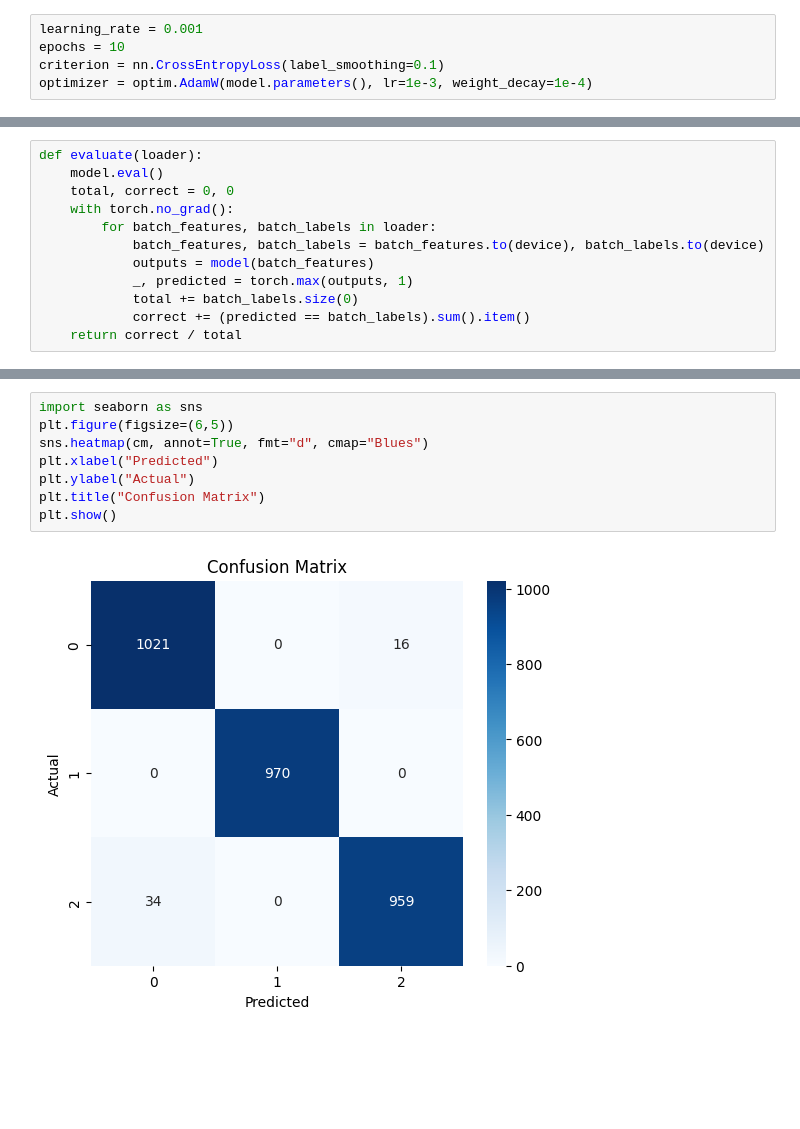
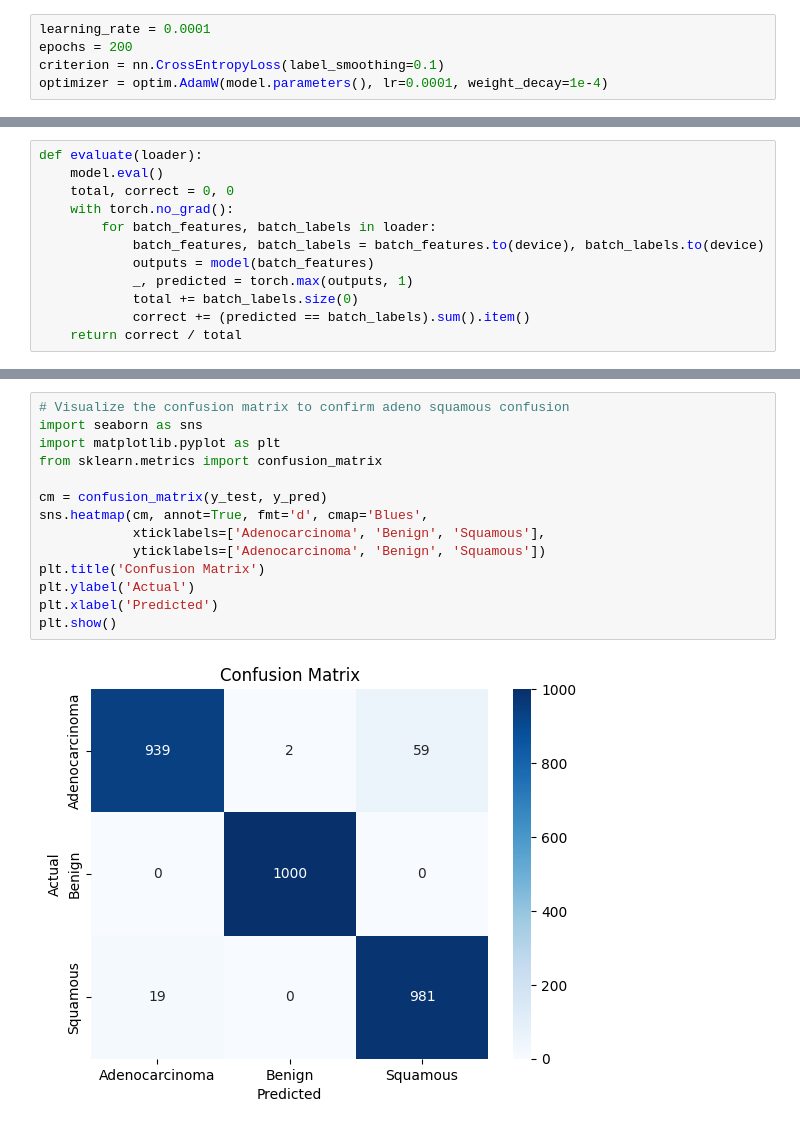
Before and after one commit to sonjoy1s/LungCancer, a Jupyter notebook: LungCancerForPaper.ipynb, the cells around one changed output, grey strips where cells are left out. Saved outputs shown, nothing was run; the diff lists cells and outputs as text; blank space fills up the shorter version.

```diff
--- a/LungCancerForPaper.ipynb
+++ b/LungCancerForPaper.ipynb
@@ -252,8 +316,8 @@ class MyCNNs(nn.Module):
 # %%
 model = MyCNNs(num_classes=num_classes).to(device)
 # %%
-learning_rate = 0.001
-epochs = 10
+learning_rate = 0.0001
+epochs = 200
 criterion = nn.CrossEntropyLoss(label_smoothing=0.1)
-optimizer = optim.AdamW(model.parameters(), lr=1e-3, weight_decay=1e-4)
+optimizer = optim.AdamW(model.parameters(), lr=0.0001, weight_decay=1e-4)
 # %%
@@ -331,13 +443,19 @@ print(cm)
-# %%
-import seaborn as sns
-plt.figure(figsize=(6,5))
-sns.heatmap(cm, annot=True, fmt="d", cmap="Blues")
-plt.xlabel("Predicted")
-plt.ylabel("Actual")
-plt.title("Confusion Matrix")
-plt.show()
-# %% [output]
-[figure, removed]
+# %%
+# Visualize the confusion matrix to confirm adeno squamous confusion
+import seaborn as sns
+import matplotlib.pyplot as plt
+from sklearn.metrics import confusion_matrix
+
+cm = confusion_matrix(y_test, y_pred)
+sns.heatmap(cm, annot=True, fmt='d', cmap='Blues',
+            xticklabels=['Adenocarcinoma', 'Benign', 'Squamous'],
+            yticklabels=['Adenocarcinoma', 'Benign', 'Squamous'])
+plt.title('Confusion Matrix')
+plt.ylabel('Actual')
+plt.xlabel('Predicted')
+plt.show()
+# %% [output]
+[figure, added]
 # %%
 from sklearn.metrics import classification_report,roc_auc_score
 print(classification_report(y_true, y_pred))
```
Also changed, not shown: parts of 20 cells of this notebook.
